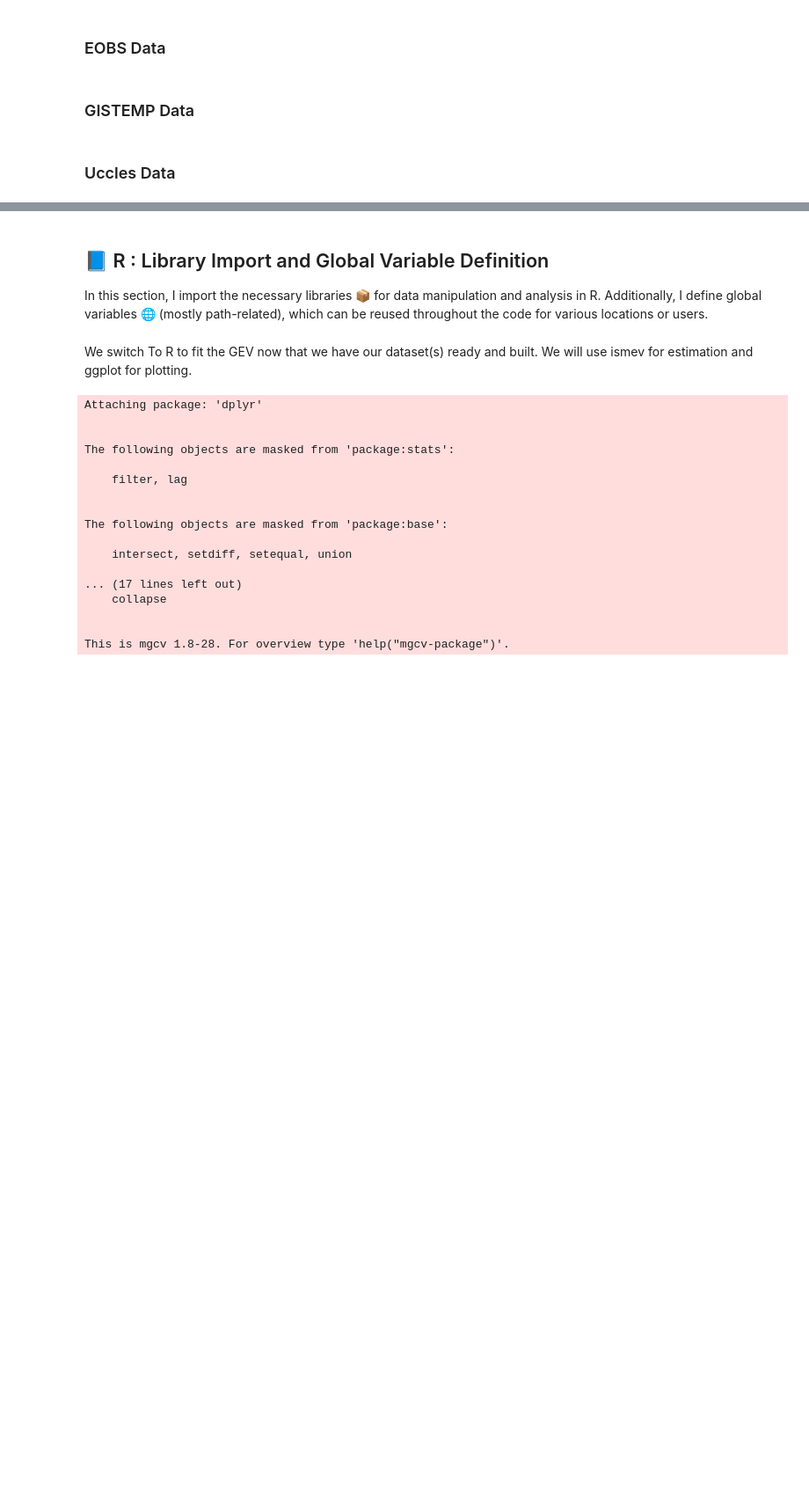
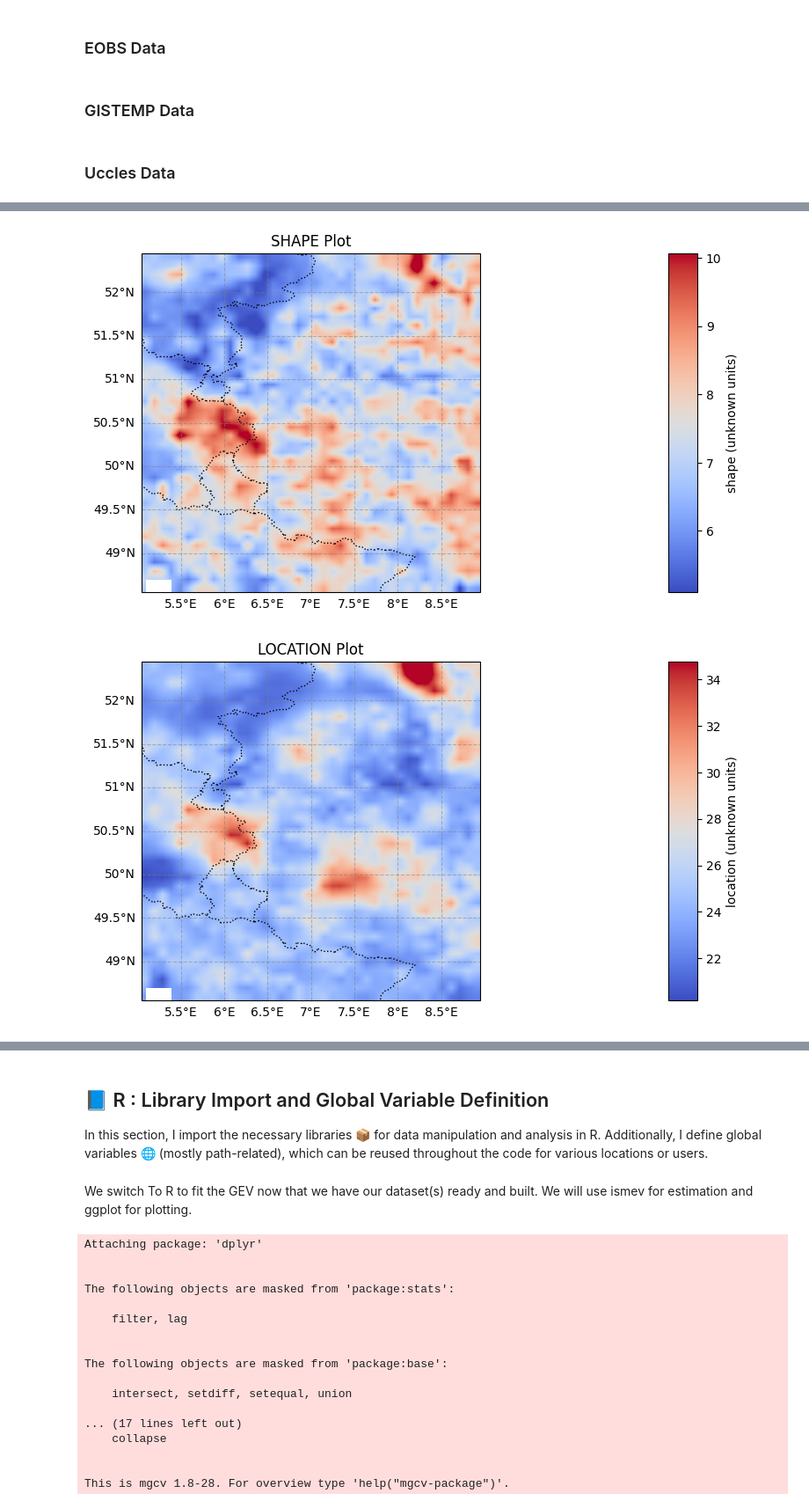
Before and after one commit to RPGSynth/EVT_Univariate, a Jupyter notebook: GEV-Exploration/main.ipynb, the cells around one changed output, grey strips where cells are left out. Shown at 88% size. Cells and saved outputs as stored; diff of their text form; code cells hidden in the pictures; blank space fills up the shorter version.

```diff
--- a/GEV-Exploration/main.ipynb
+++ b/GEV-Exploration/main.ipynb
@@ -482,0 +573,16 @@ array([2.07944154, 2.07944154, 2.07944154, 2.07944154, 2.07944154,
+# %%
+global_min = EOBS_gev_grid['shape'].quantile(0.005)
+global_max = EOBS_gev_grid['shape'].quantile(0.995)
+norm = colors.Normalize(vmin=global_min, vmax=global_max)
+plot_datacube(EOBS_gev_grid,variable='shape',cmap='coolwarm',norm=norm,interpolation='bilinear')
+global_min = EOBS_gev_grid['location'].min()
+global_max = EOBS_gev_grid['location'].quantile(0.995)
+norm = colors.Normalize(vmin=global_min, vmax=global_max)
+plot_datacube(EOBS_gev_grid,variable='location',cmap='coolwarm',norm=norm,interpolation='bilinear')
+global_min = -0.3
+global_max = EOBS_gev_grid['scale'].quantile(0.995)
+norm = colors.Normalize(vmin=global_min, vmax=global_max)
+plot_datacube(EOBS_gev_grid,variable='scale',cmap='coolwarm',norm=norm,interpolation='bilinear')
+# %% [output]
+[figure, added]
+[figure, added]
```
Also changed, not shown: parts of 12 cells of this notebook, 1 other file.
